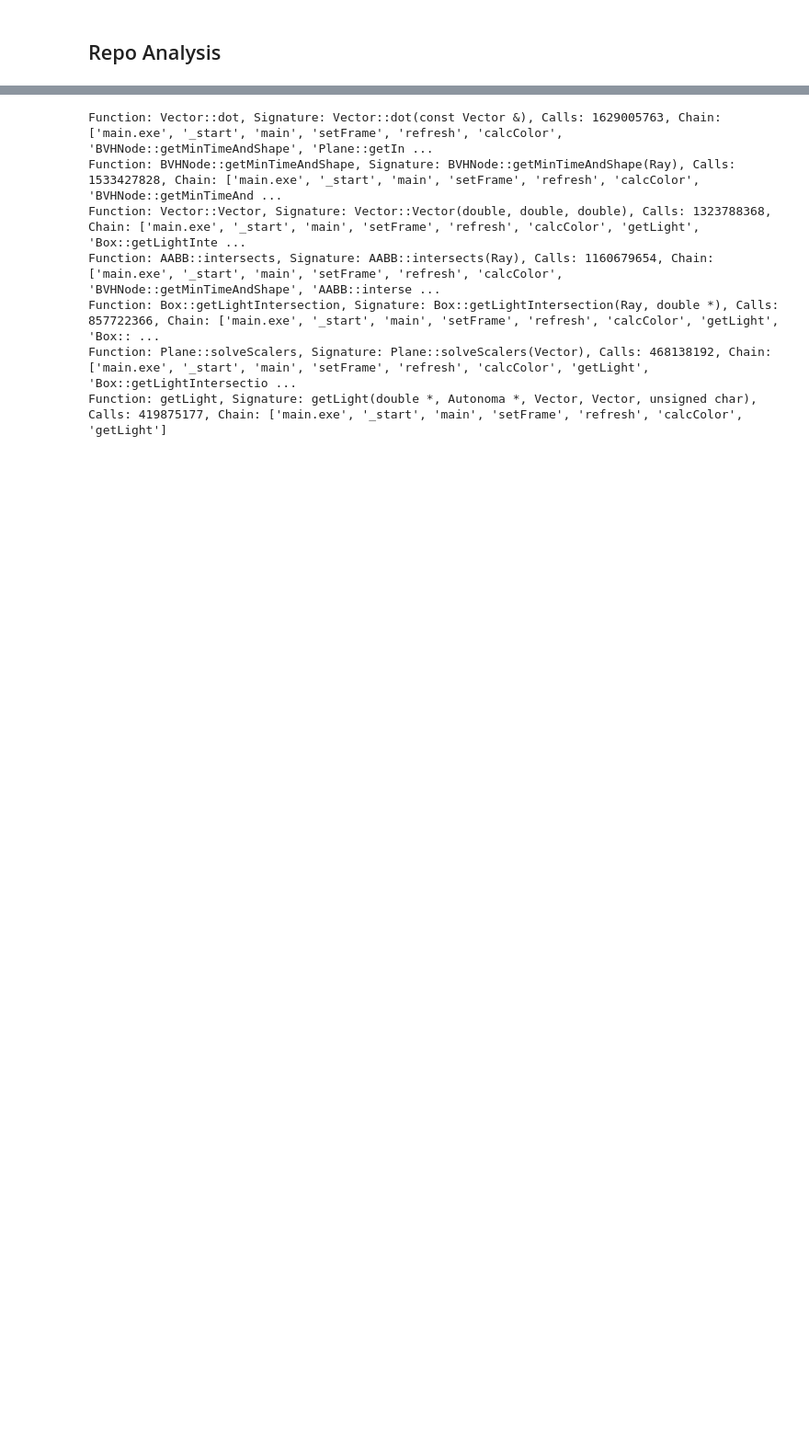
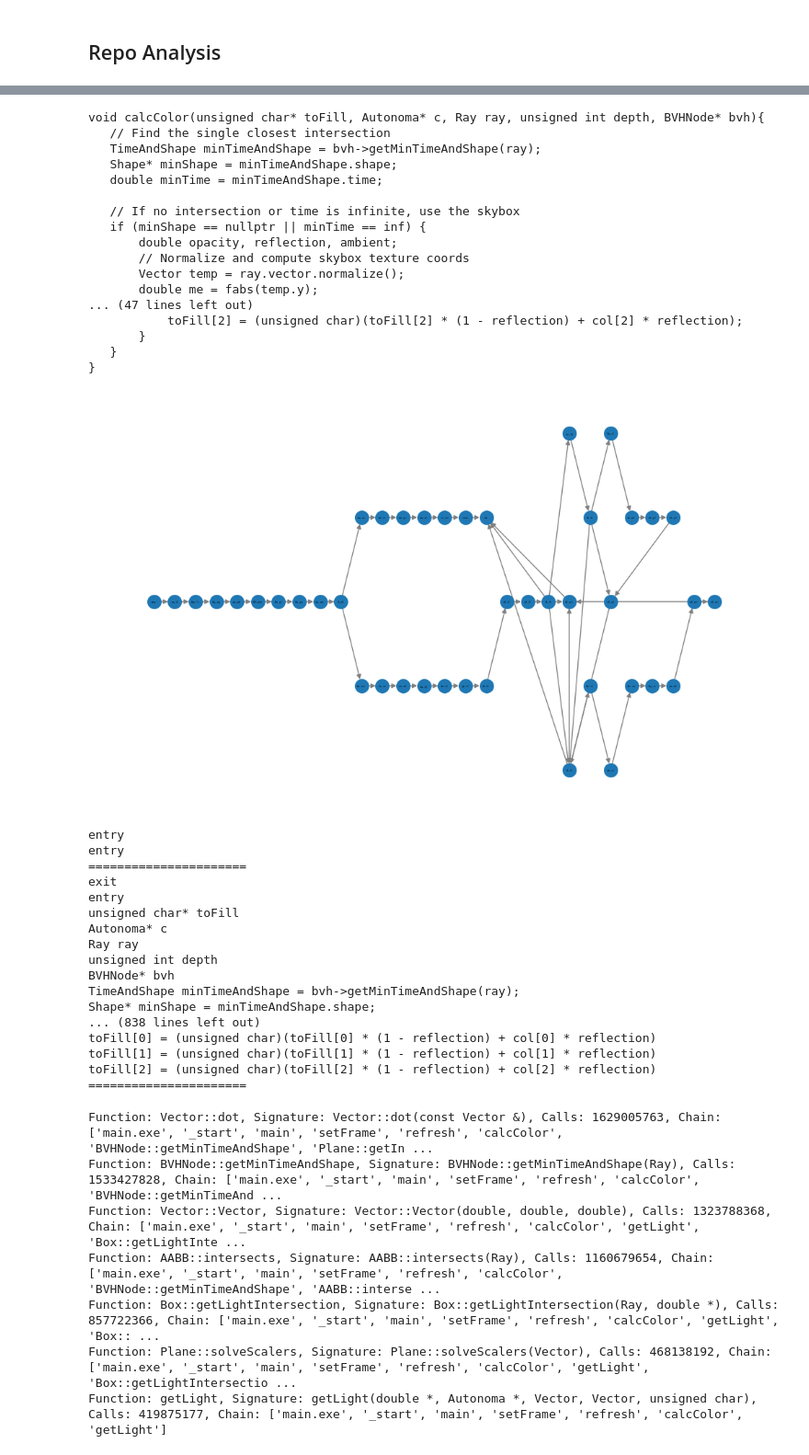
Before and after one commit to adiprerepa/pesquared, a Jupyter notebook: FunctionGraph.ipynb, the cells around one changed output, grey strips where cells are left out. Shown at 92% size. Drawn from its saved outputs; the diff is of its cells as text; code cells hidden in the pictures; blank space fills up the shorter version.

```diff
--- a/FunctionGraph.ipynb
+++ b/FunctionGraph.ipynb
@@ -26,3 +27,53 @@ analyzer.plot(horizontal=True, node_filter=lambda node, attrs: (len(list(analyze
+# %%
+from analyzers.control_flow import ControlFlowGraph
+node = 'calcColor(unsigned char *, Autonoma *, Ray, unsigned int, BVHNode *)'
+cfg = ControlFlowGraph(analyzer.nodes[node]['cursor'], file=analyzer._file_cache[analyzer.nodes[node]['file']])
+print(analyzer.nodes[node]['code'])
+
+cfg.plot_dag_horizontal_level(node_size=200, font_size=2, horiz_gap=900, vert_gap=30, keep_chars=3)
+for node in cfg.nodes:
+    trace = cfg.trace_to_entry(node)
+    # print the nodes label
+    print(cfg.nodes[node]['label'])
+    # print the trace
+    print(trace)
+    print("======================")
+# %% [output]
+void calcColor(unsigned char* toFill, Autonoma* c, Ray ray, unsigned int depth, BVHNode* bvh){
+   // Find the single closest intersection
+   TimeAndShape minTimeAndShape = bvh->getMinTimeAndShape(ray);
+   Shape* minShape = minTimeAndShape.shape;
+   double minTime = minTimeAndShape.time;
+
+   // If no intersection or time is infinite, use the skybox
+   if (minShape == nullptr || minTime == inf) {
+       double opacity, reflection, ambient;
+       // Normalize and compute skybox texture coords
+       Vector temp = ray.vector.normalize();
+       double me = fabs(temp.y);
+... (47 lines left out)
+           toFill[2] = (unsigned char)(toFill[2] * (1 - reflection) + col[2] * reflection);
+       }
+   }
+}
+[figure, added]
+entry
+entry
+======================
+exit
+entry
+unsigned char* toFill
+Autonoma* c
+Ray ray
+unsigned int depth
+BVHNode* bvh
+TimeAndShape minTimeAndShape = bvh->getMinTimeAndShape(ray);
+Shape* minShape = minTimeAndShape.shape;
+... (838 lines left out)
+toFill[0] = (unsigned char)(toFill[0] * (1 - reflection) + col[0] * reflection)
+toFill[1] = (unsigned char)(toFill[1] * (1 - reflection) + col[1] * reflection)
+toFill[2] = (unsigned char)(toFill[2] * (1 - reflection) + col[2] * reflection)
+======================
 # %%
 from analyzers.stack_analyzer import StackAnalyzer, FunctionStats
 
```
Also changed, not shown: parts of 3 cells of this notebook, 1 other file.
